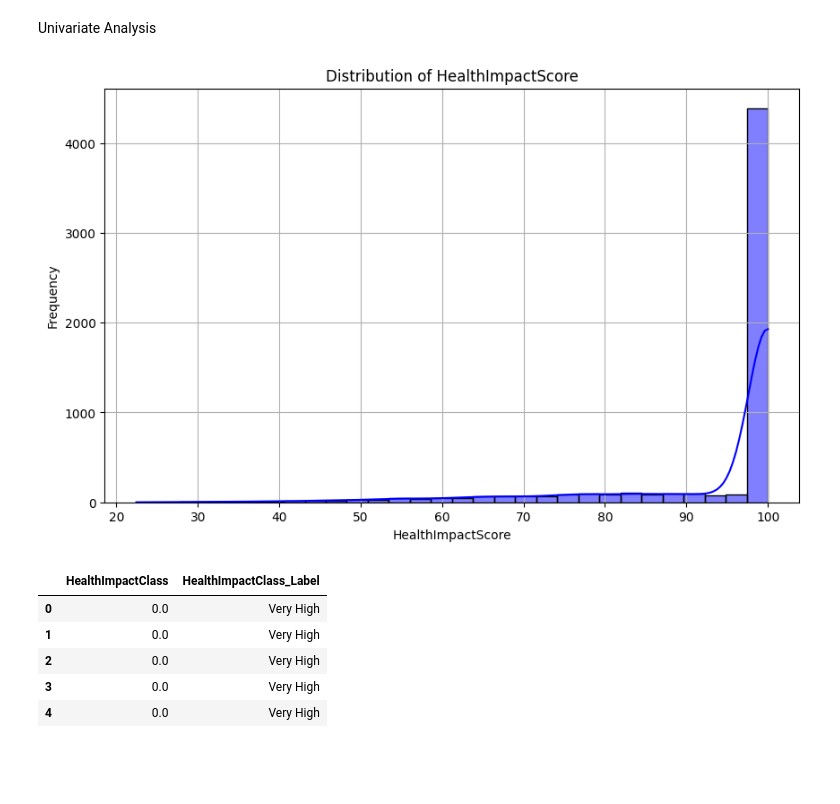
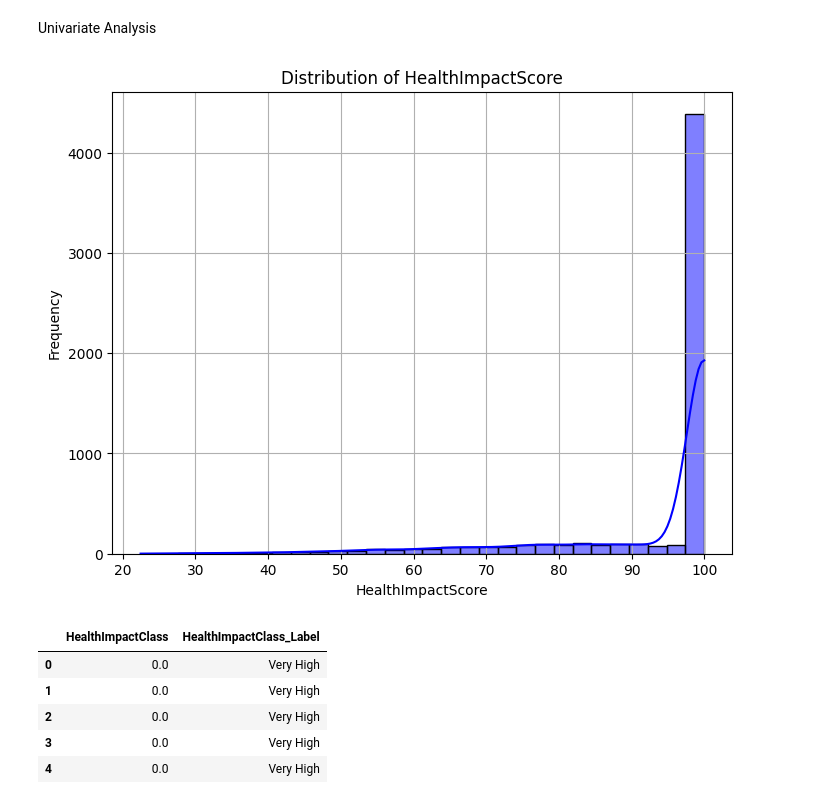
Before and after one commit to Veona-M/air-quality-health-impact, a Jupyter notebook: Air-quality-health-prediction.ipynb, the cells around one changed output. Drawn from its saved outputs; the diff is of its cells as text; code cells hidden in the pictures; blank space fills up the shorter version.

```diff
--- a/Air-quality-health-prediction.ipynb
+++ b/Air-quality-health-prediction.ipynb
@@ -133,16 +133,16 @@ air_df.drop(columns=['RecordID', 'RespiratoryCases', 'CardiovascularCases', 'Hos
 Univariate Analysis
 # %%
 # Visualize the  distribution of 'HealthImpactScore'
-plt.figure(figsize=(10, 6))
+plt.figure(figsize=(8, 6))
 
 sns.histplot(air_df['HealthImpactScore'], bins=30, kde=True, color='blue')
 plt.title('Distribution of HealthImpactScore')
 plt.xlabel('HealthImpactScore')
 plt.ylabel('Frequency')
 plt.grid(True)
 plt.show()
 # %% [output]
-[figure, old version]
+[figure, new version]
 # %%
 # Define the classes
 
```
Also changed, not shown: parts of 38 cells of this notebook, 2 other files.
